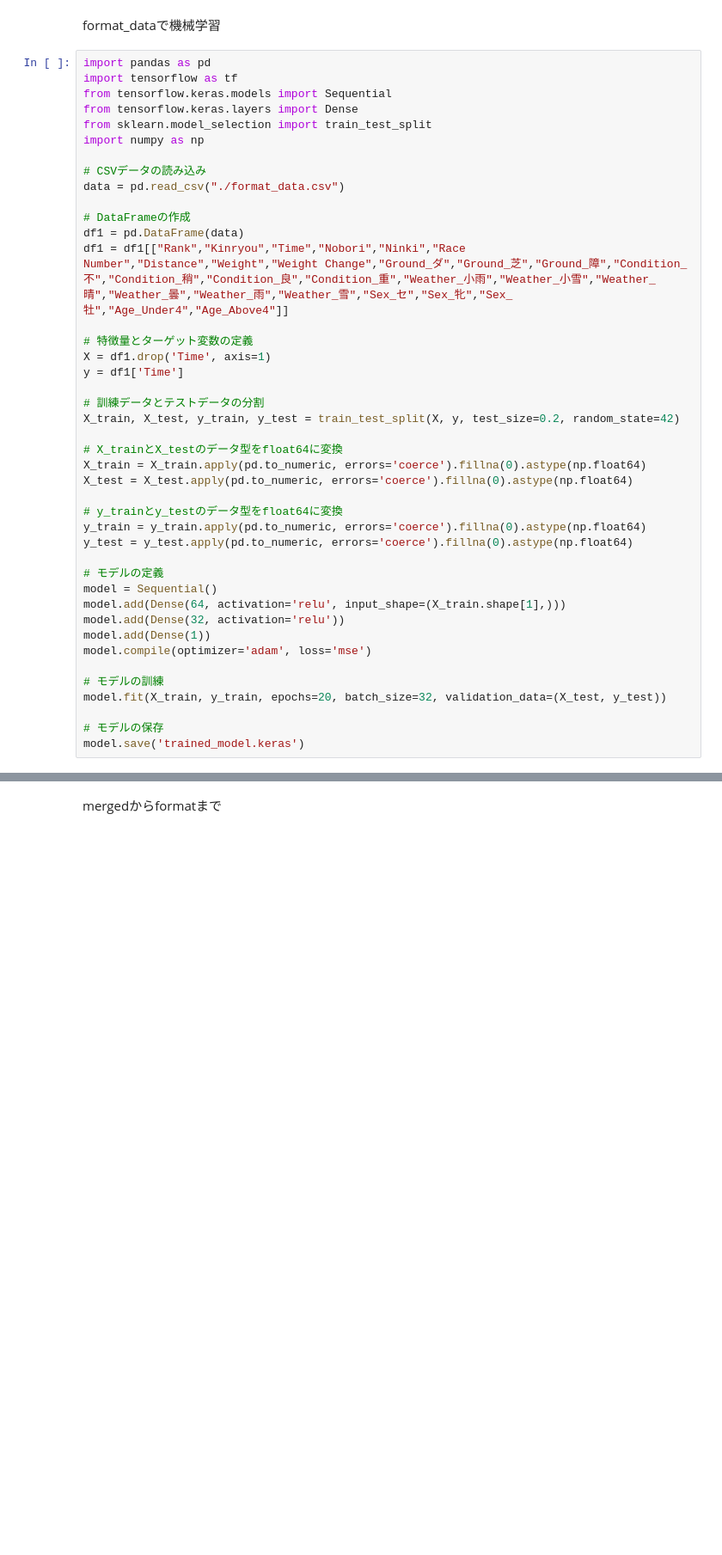
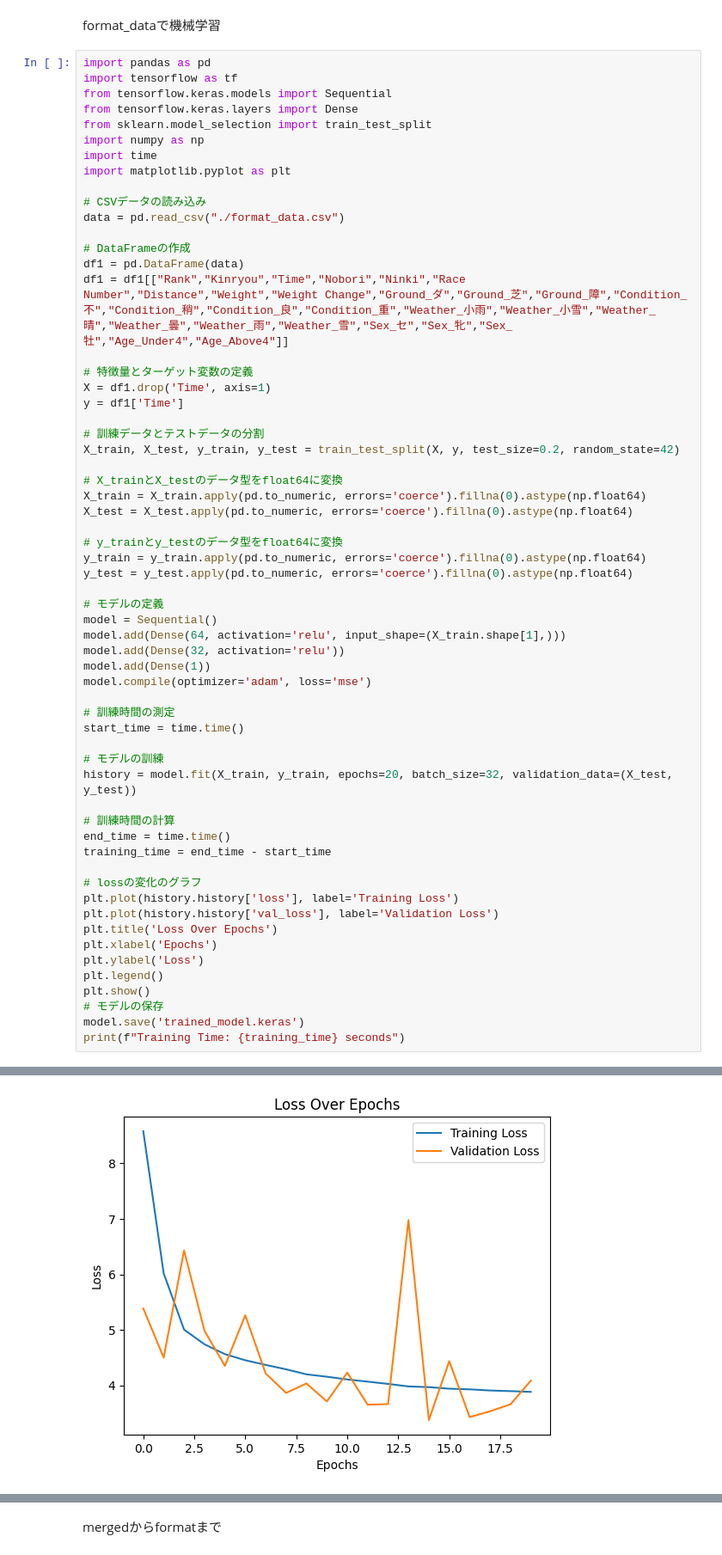
Before and after one commit to yuutaro/ProjectTeam5, a Jupyter notebook: workspace/team1/notebook/shin.ipynb, the cells around one changed output, grey strips where cells are left out. Shown at 86% size. Cells and saved outputs as stored; diff of their text form; blank space fills up the shorter version.

```diff
--- a/workspace/team1/notebook/shin.ipynb
+++ b/workspace/team1/notebook/shin.ipynb
@@ -1136,6 +1136,8 @@ from tensorflow.keras.models import Sequential
 from tensorflow.keras.layers import Dense
 from sklearn.model_selection import train_test_split
 import numpy as np
+import time
+import matplotlib.pyplot as plt
 
 # CSVデータの読み込み
 data = pd.read_csv("./format_data.csv")
@@ -1166,10 +1168,26 @@ model.add(Dense(32, activation='relu'))
 model.add(Dense(1))
 model.compile(optimizer='adam', loss='mse')
 
+# 訓練時間の測定
+start_time = time.time()
+
 # モデルの訓練
-model.fit(X_train, y_train, epochs=20, batch_size=32, validation_data=(X_test, y_test))
+history = model.fit(X_train, y_train, epochs=20, batch_size=32, validation_data=(X_test, y_test))
 
+# 訓練時間の計算
+end_time = time.time()
+training_time = end_time - start_time
+
+# lossの変化のグラフ
+plt.plot(history.history['loss'], label='Training Loss')
+plt.plot(history.history['val_loss'], label='Validation Loss')
+plt.title('Loss Over Epochs')
+plt.xlabel('Epochs')
+plt.ylabel('Loss')
+plt.legend()
+plt.show()
 # モデルの保存
 model.save('trained_model.keras')
+print(f"Training Time: {training_time} seconds")
 # %% [output]
 Epoch 1/20
@@ -1191,0 +1210 @@ Epoch 20/20
+[figure, added]
```
Also changed, not shown: parts of 3 cells of this notebook, 2 other files.
